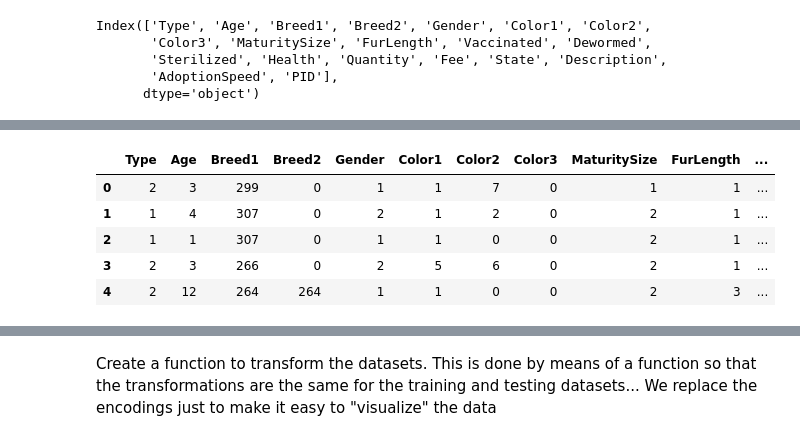
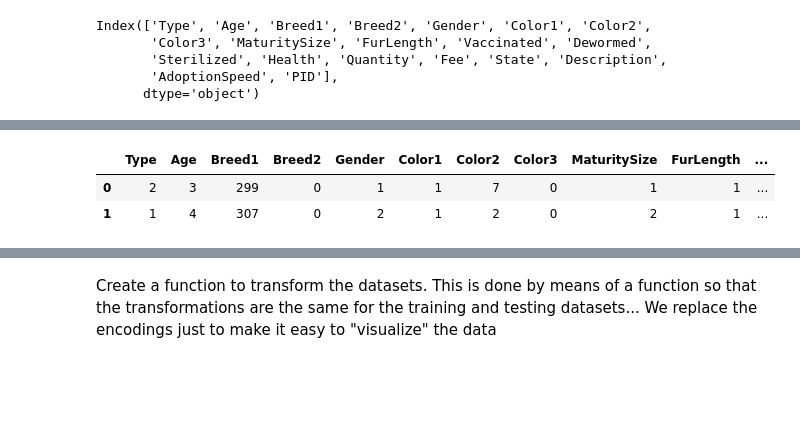
Before and after one commit to Eugenia27/AprendizajeSupervisado, a Jupyter notebook: practico/src/baseline.ipynb, the cells around one changed output, grey strips where cells are left out. Cells and saved outputs as stored; diff of their text form; code cells hidden in the pictures; blank space fills up the shorter version.

```diff
--- a/practico/src/baseline.ipynb
+++ b/practico/src/baseline.ipynb
@@ -85,11 +103,8 @@ original_df.describe()
 | 75% | 2.000000 | 12.000000 | 307.000000 | 188.000000 | 2.000000 | 3.000000 | 6.000000 | 5.000000 | 2.000000 | 2.000000 | ... |
 | max | 2.000000 | 255.000000 | 307.000000 | 307.000000 | 3.000000 | 7.000000 | 7.000000 | 7.000000 | 4.000000 | 3.000000 | ... |
 # %%
-original_df.head()
+original_df.head(2)
 # %% [output]
 |  | Type | Age | Breed1 | Breed2 | Gender | Color1 | Color2 | Color3 | MaturitySize | FurLength | ... |
 | 0 | 2 | 3 | 299 | 0 | 1 | 1 | 7 | 0 | 1 | 1 | ... |
 | 1 | 1 | 4 | 307 | 0 | 2 | 1 | 2 | 0 | 2 | 1 | ... |
-| 2 | 1 | 1 | 307 | 0 | 1 | 1 | 0 | 0 | 2 | 1 | ... |
-| 3 | 2 | 3 | 266 | 0 | 2 | 5 | 6 | 0 | 2 | 1 | ... |
-| 4 | 2 | 12 | 264 | 264 | 1 | 1 | 0 | 0 | 2 | 3 | ... |
```
Also changed, not shown: parts of 24 cells of this notebook, 2 other files.
